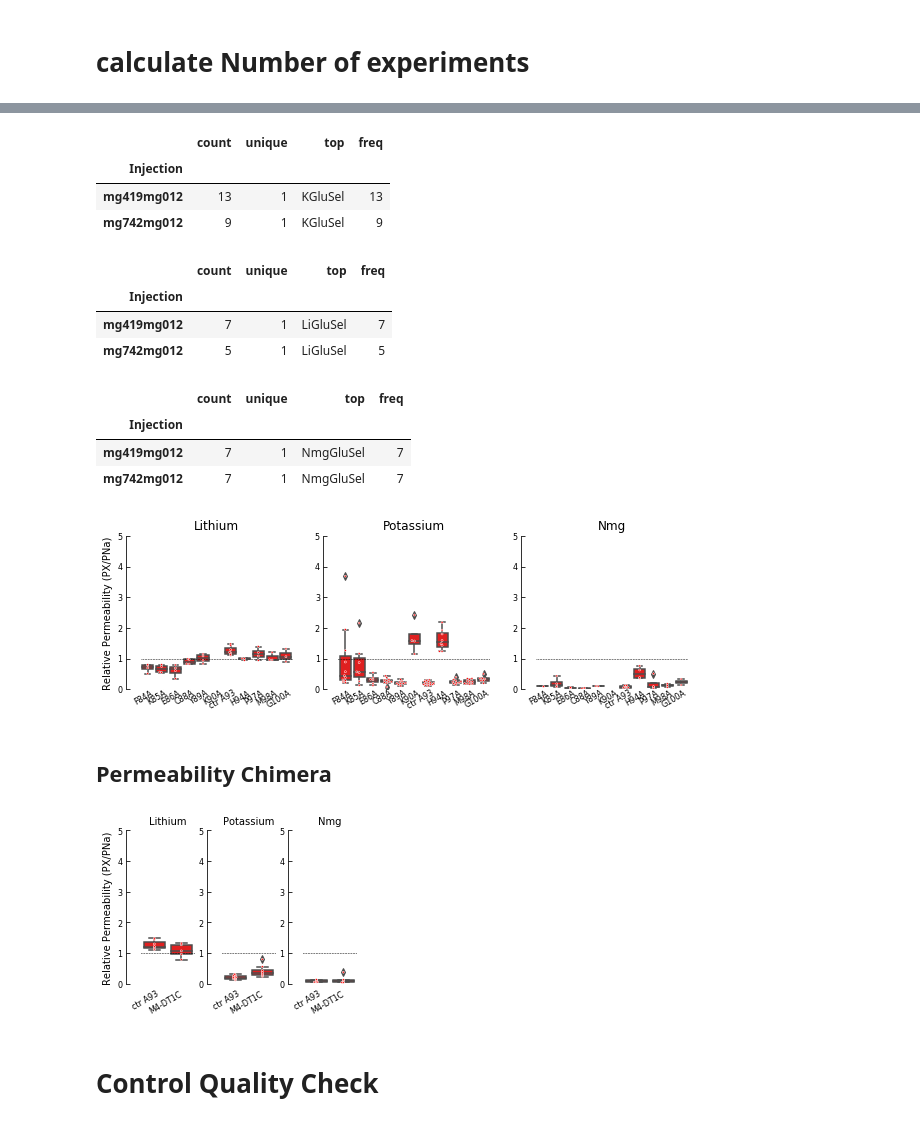
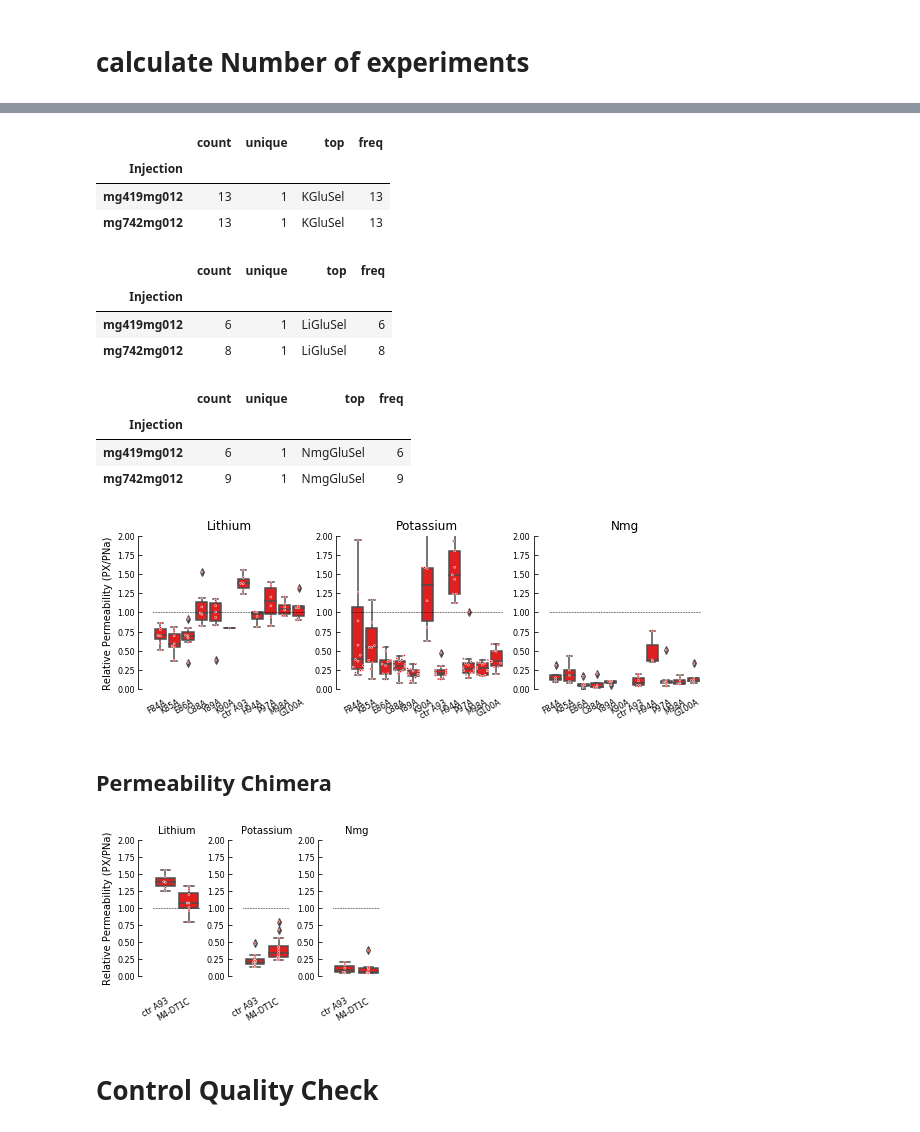
Before and after one commit to sfechner/JupyterNotebooksDEGENaCPharm, a Jupyter notebook: Selectivity-Nterm-Data.ipynb, the cells around one changed output, grey strips where cells are left out. Saved outputs shown, nothing was run; the diff lists cells and outputs as text; code cells hidden in the pictures.

```diff
--- a/Selectivity-Nterm-Data.ipynb
+++ b/Selectivity-Nterm-Data.ipynb
@@ -52,7 +45,8 @@ df.head()
 # %%
 filenameMeta = '/Users/Fechner/Box Sync/Fechner/TEVC-GoodmanlabBOX/Project-STFX/MetaDataSTFX/'
 # %%
-listofFiles = ['106','108','109','110','111']#'100','101','102','103','104','105',
+listofFiles = ['063','064','065','068','069',
+    '100','101','102','103','104','105','106','107','108','109','110','111']#'100','101','102','103','104','105',
 # %%
 AllMetaData = pd.DataFrame()
 
@@ -90,5 +110,4 @@ colNames = ['Date',
 # %%
-test = pd.DataFrame(columns=colNames)
 
 TESTDIC = {"Injection":[],"CellID":[],"StartSol":[],"VrStart":[],'Iminus85Start':[],"TestSol":[],"VrTest":[],'Iminus85Test':[]}
 
@@ -143,15 +162,15 @@ for i in range(len(AllMetaData['CellID'])): #range(28,29
                 NewLoc = NewLoc +2
 
 
-new = pd.DataFrame.from_dict(TESTDIC)
+df = pd.DataFrame.from_dict(TESTDIC)
 
-new = new.dropna(how='any')
+df = df.dropna(how='any')
 
-new['Vd'] = new["VrTest"]-new["VrStart"]
-new['Permeability'] = 1/(np.exp(new['Vd'].values*1000/25.6*-1))
-new['Ratio'] = new["Iminus85Test"]/new["Iminus85Start"]
+df['Vd'] = df["VrTest"]-df["VrStart"]
+df['Permeability'] = 1/(np.exp(df['Vd'].values*1000/25.6*-1))
+df['Ratio'] = df["Iminus85Test"]/df["Iminus85Start"]
 
-#print(new['Permeability'])
+#print(df['Permeability'])
 # %%
 #new['test'] = new['Vd'].apply(np.exp(new['Vd'].values*1000/25.6*-1))
 # %%
@@ -305,21 +325,21 @@ PotassiumChimera.pivot(columns='Injection', values='TestSol').describe().T
 |  | count | unique | top | freq |
 | Injection |  |  |  |  |
 | mg419mg012 | 13 | 1 | KGluSel | 13 |
-| mg742mg012 | 9 | 1 | KGluSel | 9 |
+| mg742mg012 | 13 | 1 | KGluSel | 13 |
 # %%
 LithiumChimera.pivot(columns='Injection', values='TestSol').describe().T
 # %% [output]
 |  | count | unique | top | freq |
 | Injection |  |  |  |  |
-| mg419mg012 | 7 | 1 | LiGluSel | 7 |
-| mg742mg012 | 5 | 1 | LiGluSel | 5 |
+| mg419mg012 | 6 | 1 | LiGluSel | 6 |
+| mg742mg012 | 8 | 1 | LiGluSel | 8 |
 # %%
 NmgChimera.pivot(columns='Injection', values='TestSol').describe().T
 # %% [output]
 |  | count | unique | top | freq |
 | Injection |  |  |  |  |
-| mg419mg012 | 7 | 1 | NmgGluSel | 7 |
-| mg742mg012 | 7 | 1 | NmgGluSel | 7 |
+| mg419mg012 | 6 | 1 | NmgGluSel | 6 |
+| mg742mg012 | 9 | 1 | NmgGluSel | 9 |
 # %%
 fig, axes = plt.subplots(nrows=1, ncols=3, figsize=(9.5, 3))
 
@@ -340,7 +360,7 @@ sns.swarmplot(x= Nmg['Injection'], y=Nmg['Permeability'], data =Nmg,palette=sns.
 sns.boxplot(x= Nmg['Injection'], y=Nmg['Permeability'], data = Nmg, palette=sns.color_palette(colors),ax=axes[2],order=orderCons)
 
 
-YlimitPerm = [0,5]
+YlimitPerm = [0,2]
 
 for i in range(3):
     axes[i].set_ylim(YlimitPerm)
@@ -382,11 +402,11 @@ plt.gcf().subplots_adjust(bottom=0.17, left=0.1,right=None, top=None,hspace=0.75
 
 plt.savefig(filedirExportFig+"PermeabilityNtermAlaninWithCurrent"+'.pdf')
 # %% [output]
-[figure, old version]
+[figure, new version]
 # %% [markdown]
 ## Permeability Chimera
 # %%
-fig, axes = plt.subplots(nrows=1, ncols=3, figsize=(4, 3))
+fig, axes = plt.subplots(nrows=1, ncols=3, figsize=(4.5, 3))
 
 orderCons = UninjAndChimera #["uninjected","mg419mg012","mg738mg012","mg739mg012","mg740mg012","mg741mg012","mg748mg012","mg759mg012","mg745mg012","mg752mg012","mg749mg012","mg750mg012","mg746mg012","mg747mg012", "mg760mg012","mg753mg012","mg761mg012","mg751mg012"]
 
@@ -405,7 +425,7 @@ sns.swarmplot(x= NmgChimera['Injection'], y=NmgChimera['Permeability'], data = N
 sns.boxplot(x= NmgChimera['Injection'], y=NmgChimera['Permeability'], data = NmgChimera, palette=sns.color_palette(colors),ax=axes[2],order=orderCons)
 
 
-YlimitPerm = [0,5]
+YlimitPerm = [0,2]
 
 for i in range(3):
     axes[i].set_ylim(YlimitPerm)
@@ -419,35 +439,35 @@ for i in range(3):
     axes[i].spines['top'].set_position(('axes',5))
     axes[i].get_yaxis().set_tick_params(direction='in')
     axes[i].get_xaxis().set_tick_params(direction='in')
     #axes[i].plot([-1,50], [0.2,0.2] , 'k--', color='#111111', linewidth=1) #gray line for Zero or 1
     axes[i].plot([-1,50], [1,1] , 'k--', color='#000000', linewidth=SizeofLine)
     #ax1.plot([-1,50], [0.2,0.2] , 'k--', color='#111111', linewidth=1) #gray line for Zero or 1
     axes[i].tick_params(axis='both', which='major', labelsize=AxisTickLabelSize)
     axes[i].yaxis.label.set_size(AxisLabelSize)
     axes[i].xaxis.set_visible(False)
 
     n=0.2
     for M in range(len(labels2)):
         axes[i].text(n, -0.4, labels2[M],ha='right',rotation=30,fontsize= AxisLegendSize)
         n = n+0.9
         #axes[i].set_ylabel('Relative Permeability (PK/PNa)', fontsize=AxisLabelSize)
 
 axes[1].set_title('Potassium',size=AxisLabelSize)
 axes[0].set_title('Lithium',size=AxisLabelSize)
 axes[2].set_title('Nmg',size=AxisLabelSize)
 
 axes[1].set_ylabel('')
 axes[2].set_ylabel('')
 
 #axes[1].set_ylabel('Relative Permeability (PK/PNa)', fontsize=AxisLabelSize)
 axes[0].set_ylabel('Relative Permeability (PX/PNa)', fontsize=AxisLabelSize)
 #axes[2].set_ylabel('Relative Permeability (PK/PNa)', fontsize=AxisLabelSize)
 
-plt.gcf().subplots_adjust(bottom=0.17, left=0.15,right=None, top=None,hspace=0.75, wspace=0.5)
+plt.gcf().subplots_adjust(bottom=0.25, left=0.2,right=None, top=None,hspace=0.75, wspace=0.9)
 
 plt.savefig(filedirExportFig+"PermeabilityNtermChimera"+'.pdf')
 # %% [output]
-[figure, old version]
+[figure, new version]
 # %% [markdown]
 # Control Quality Check
 # %% [markdown]
```
Also changed, not shown: parts of 10 cells of this notebook, 2 other files.
